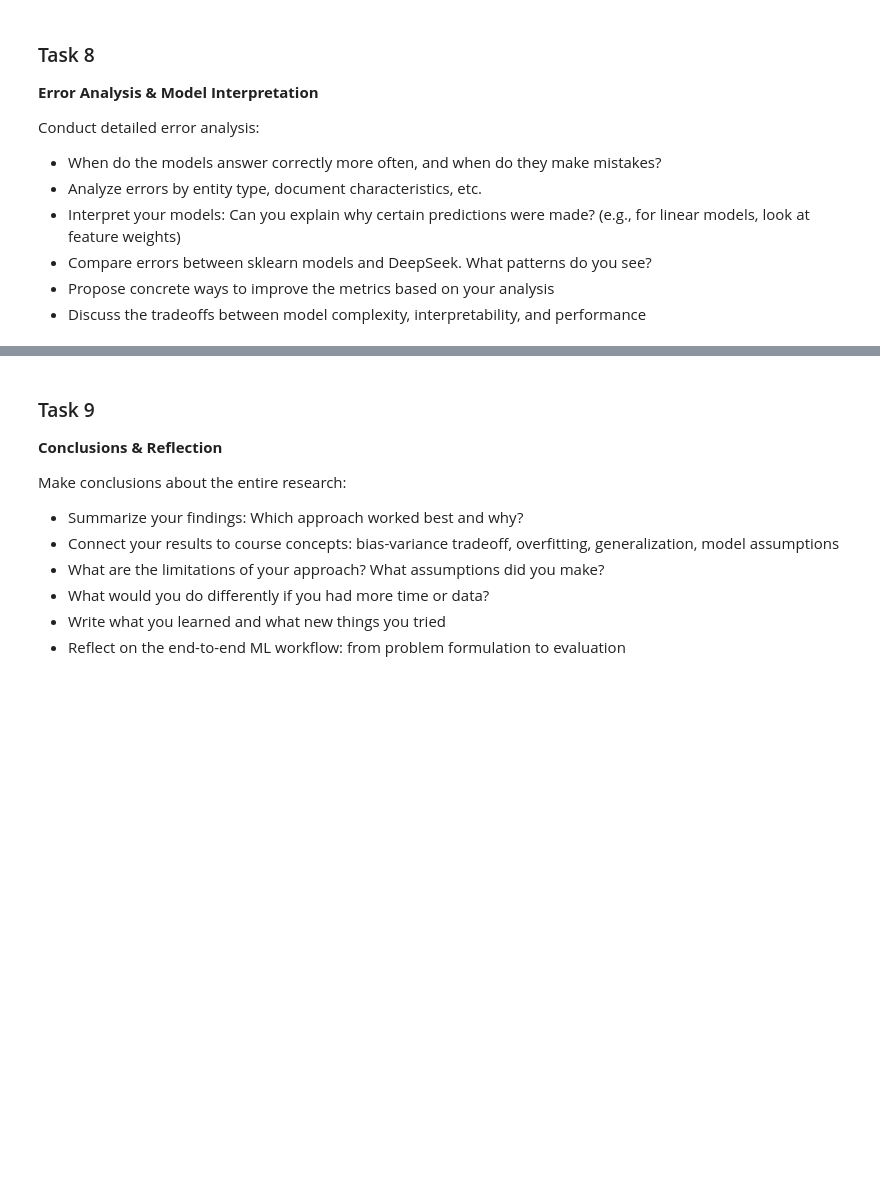
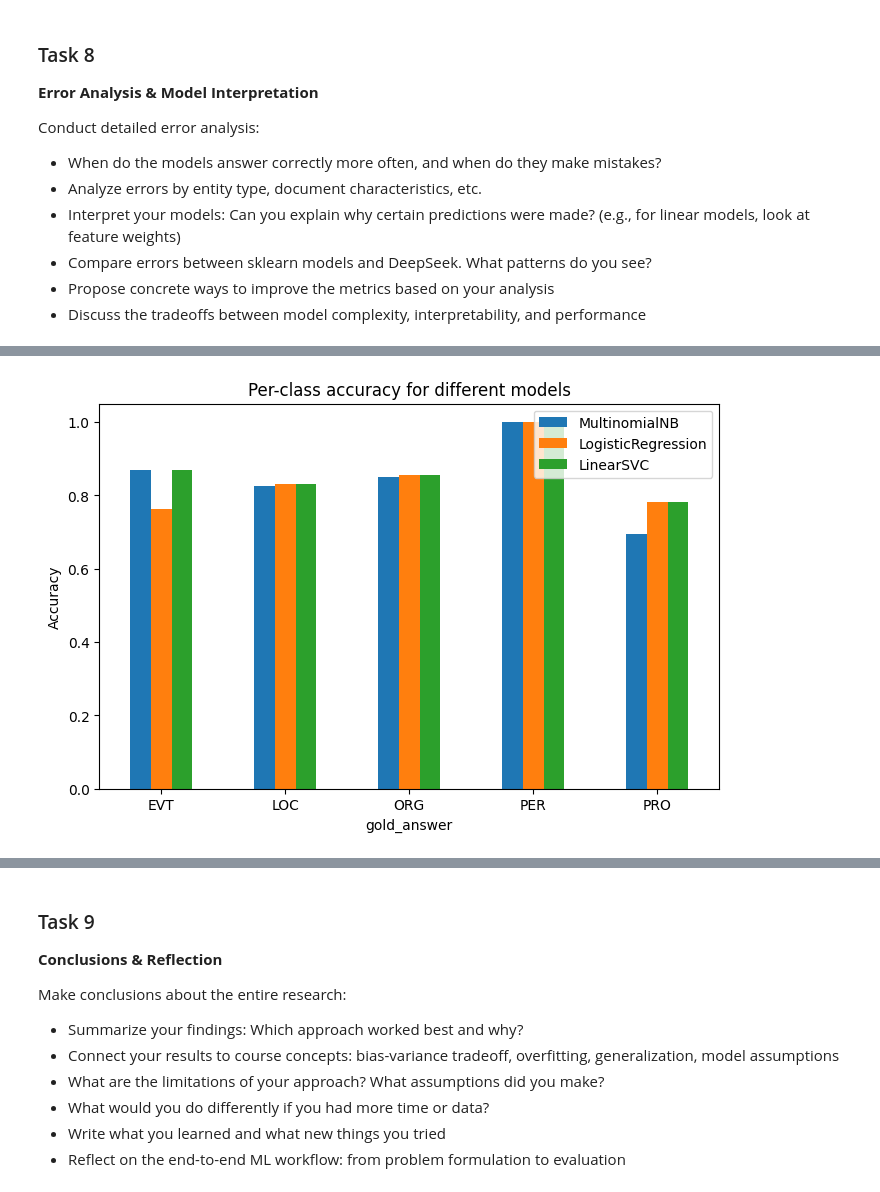
Before and after one commit to vovaggri/MMAD_hw_bonus, a Jupyter notebook: BonusHW.ipynb, the cells around one changed output, grey strips where cells are left out. Drawn from its saved outputs; the diff is of its cells as text; code cells hidden in the pictures; blank space fills up the shorter version.

```diff
--- a/BonusHW.ipynb
+++ b/BonusHW.ipynb
@@ -824,0 +960,13 @@ Conduct detailed error analysis:
+# %%
+# Полный тестовый датафрейм
+df_test_full = df.loc[X_test.index].copy()
+
+for name, model in models.items():
+    col_pred = f"{name}_pred"
+    col_corr = f"{name}_correct"
+    y_pred = results[name]["y_pred"]
+
+    df_test_full[col_pred] = y_pred
+    df_test_full[col_corr] = (y_pred == df_test_full["gold_answer"]).astype(int)
+
+df_test_full.head()
@@ -824,0 +980,10 @@ Conduct detailed error analysis:
+# %%
+# Доля верных ответов по типам сущности для каждой модели
+acc_by_class = {}
+
+for name in models.keys():
+    col_corr = f"{name}_correct"
+    acc_by_class[name] = df_test_full.groupby("gold_answer")[col_corr].mean()
+
+acc_by_class_df = pd.DataFrame(acc_by_class)
+acc_by_class_df
@@ -824,0 +998,8 @@ Conduct detailed error analysis:
+# %%
+acc_by_class_df.plot(kind="bar", figsize=(8,5))
+plt.ylabel("Accuracy")
+plt.title("Per-class accuracy for different models")
+plt.xticks(rotation=0)
+plt.show()
+# %% [output]
+[figure, added]
```
Also changed, not shown: parts of 18 cells of this notebook.
